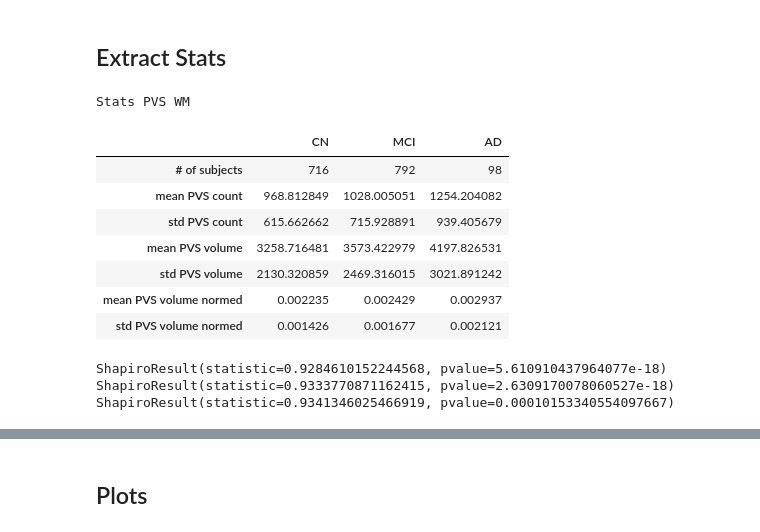
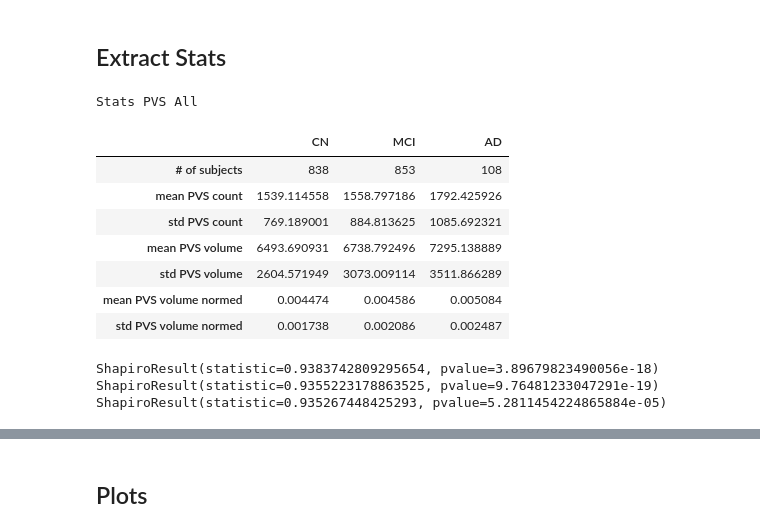
Before and after one commit to cind/pijp-frangi, a Jupyter notebook: pijp_frangi/stat_analysis.ipynb, the cells around one changed output, grey strips where cells are left out. Cells and saved outputs as stored; diff of their text form; code cells hidden in the pictures.

Commit message:
stat analysis stuff

```diff
--- a/pijp_frangi/stat_analysis.ipynb
+++ b/pijp_frangi/stat_analysis.ipynb
@@ -34,0 +37,5 @@ report
+# %%
+demofile = 'idaSearch_2_21_2024-ADNI3.csv'
+demo = pd.read_csv(os.path.join(path,demofile))
+demo['Visit'][0]
+demo
@@ -34,0 +56,15 @@ report
+# %%
+# replace
+demo_clean = demo.replace(to_replace=r'ADNI3 Initial Visit-Cont Pt', value='y00', regex=True)
+demo_clean = demo_clean.replace(to_replace=r'ADNI Screening', value='y00', regex=True)
+demo_clean = demo_clean.replace(to_replace=r'ADNI3 Year 1 Visit', value='y01', regex=True)
+demo_clean = demo_clean.replace(to_replace=r'ADNI3 Year 2 Visit', value='y02', regex=True)
+demo_clean = demo_clean.replace(to_replace=r'ADNI3 Year 3 Visit', value='y03', regex=True)
+demo_clean = demo_clean.replace(to_replace=r'ADNI3 Year 4 Visit', value='y04', regex=True)
+demo_clean = demo_clean.replace(to_replace=r'ADNI3 Year 5 Visit', value='y05', regex=True)
+demo_clean['Phase'] = demo_clean['Phase'].replace(to_replace=r'ADNI 3', value='ADNI3', regex=True)
+
+# add year, phase, visit and Image ID to subject ID
+demo_clean['Subject ID'] = demo_clean['Phase']+ '_' + demo_clean['Subject ID'] + demo_clean['Visit'] + '_i' + demo_clean['Image ID'].apply(str)
+demo_clean
+#demo_clean['Subject ID'][demo_clean['Subject ID'] == 'ADNI3_003_S_1122y01_i909791']
@@ -34,0 +85,12 @@ report
+# %%
+# add age, weight, sex columns
+# RUNNING THIS CELL MORE THAN ONCE WILL PRODUCE ISSUES
+
+demoonly_clean = pd.DataFrame({'subjects':demo_clean['Subject ID'],'Age':demo_clean['Age'],'Weight':demo_clean['Weight'],'Sex':demo_clean['Sex']})
+#report
+report = report.merge(demoonly_clean,how='left',on='subjects')
+report.drop_duplicates(inplace=True)
+report
+#report.loc[np.where(report['Sex'].isna())]
+# some of these subjects have the wrong image ID or the wrong year labeled
+# keeping the report labels because they presumably match the logs in the VA
@@ -34,0 +111,8 @@ report
+# %%
+# fix the entries that have NaNs
+report.loc[np.where(report['Age'].isna())]
+
+report.loc[np.where(report['Sex'].isna())]['Weight'] = [96.9,73,72.6,55.3,81]
+report.loc[np.where(report['Sex'].isna())]['Age'] = [74.1,86.8,60.2,88.7,75.8]
+report.loc[np.where(report['Sex'].isna())]['Sex'] = ['M','M','F','F','F']
+report
@@ -113,42 +211,42 @@ col = ['CN', 'MCI', 'AD']
 index = ['# of subjects','mean PVS count', 'std PVS count', 'mean PVS volume', 'std PVS volume', 'mean PVS volume normed', 'std PVS volume normed']
 
 subjcounts = [str(cn.count()[0]),str(mci.count()[0]),str(ad.count()[0])]
 
 mean_PVS_count = [cn['pvscount'].mean(), mci['pvscount'].mean(), ad['pvscount'].mean()]
 std_PVS_count = [cn['pvscount'].std(), mci['pvscount'].std(), ad['pvscount'].std()]
 
 mean_PVS_vol = [cn['pvsvol'].mean(), mci['pvsvol'].mean(), ad['pvsvol'].mean()]
 std_PVS_vol = [cn['pvsvol'].std(), mci['pvsvol'].std(), ad['pvsvol'].std()]
 
 mean_PVS_icvnorm = [cn['icv norm'].mean(), mci['icv norm'].mean(), ad['icv norm'].mean()]
 std_PVS_icvnorm = [cn['icv norm'].std(), mci['icv norm'].std(), ad['icv norm'].std()]
 
 statsall = pd.DataFrame([subjcounts,mean_PVS_count,std_PVS_count,mean_PVS_vol,std_PVS_vol,mean_PVS_icvnorm,std_PVS_icvnorm],index=index,columns=col)
 statsall = statsall.style.set_caption('Stats PVS All')
 
 mean_PVS_countwm = [cn['pvscountwm'].mean(), mci['pvscountwm'].mean(), ad['pvscountwm'].mean()]
 std_PVS_countwm = [cn['pvscountwm'].std(), mci['pvscountwm'].std(), ad['pvscountwm'].std()]
 
 mean_PVS_volwm = [cn['pvsvolwm'].mean(), mci['pvsvolwm'].mean(), ad['pvsvolwm'].mean()]
 std_PVS_volwm = [cn['pvsvolwm'].std(), mci['pvsvolwm'].std(), ad['pvsvolwm'].std()]
 
 mean_PVS_icvnormwm = [cn['icv norm wm'].mean(), mci['icv norm wm'].mean(), ad['icv norm wm'].mean()]
 std_PVS_icvnormwm = [cn['icv norm wm'].std(), mci['icv norm wm'].std(), ad['icv norm wm'].std()]
 
 statswm = pd.DataFrame([subjcounts,mean_PVS_countwm,std_PVS_countwm,mean_PVS_volwm,std_PVS_volwm,mean_PVS_icvnormwm,std_PVS_icvnormwm],index=index,columns=col)
 statswm = statswm.style.set_caption('Stats PVS WM')
 
-statswm
+statsall
 # %% [output]
-Stats PVS WM
+Stats PVS All
 |  | CN | MCI | AD |
-| # of subjects | 716 | 792 | 98 |
-| mean PVS count | 968.812849 | 1028.005051 | 1254.204082 |
-| std PVS count | 615.662662 | 715.928891 | 939.405679 |
-| mean PVS volume | 3258.716481 | 3573.422979 | 4197.826531 |
-| std PVS volume | 2130.320859 | 2469.316015 | 3021.891242 |
-| mean PVS volume normed | 0.002235 | 0.002429 | 0.002937 |
-| std PVS volume normed | 0.001426 | 0.001677 | 0.002121 |
+| # of subjects | 838 | 853 | 108 |
+| mean PVS count | 1539.114558 | 1558.797186 | 1792.425926 |
+| std PVS count | 769.189001 | 884.813625 | 1085.692321 |
+| mean PVS volume | 6493.690931 | 6738.792496 | 7295.138889 |
+| std PVS volume | 2604.571949 | 3073.009114 | 3511.866289 |
+| mean PVS volume normed | 0.004474 | 0.004586 | 0.005084 |
+| std PVS volume normed | 0.001738 | 0.002086 | 0.002487 |
 # %%
 # step 3.5: same number subject correction
 
@@ -177,9 +275,9 @@ ad_num = ad
 # ad_txfm = np.sqrt(ad_num['icv norm wm'])
 
 # # no transform
-cn_txfm = cn_num['icv norm wm']
-mci_txfm = mci_num['icv norm wm']
-ad_txfm = ad_num['icv norm wm']
+cn_txfm = cn_num['pvscountwm']
+mci_txfm = mci_num['pvscountwm']
+ad_txfm = ad_num['pvscountwm']
 
 # step 2.6: check that the tranform actually makes it normal - shapiro-wilks test?
 ## seems like I can't actually get it to be normal
@@ -188,7 +286,7 @@ print(stats.shapiro(cn_txfm))
 print(stats.shapiro(mci_txfm))
 print(stats.shapiro(ad_txfm))
 # %% [output]
-ShapiroResult(statistic=0.9284610152244568, pvalue=5.610910437964077e-18)
-ShapiroResult(statistic=0.9333770871162415, pvalue=2.6309170078060527e-18)
-ShapiroResult(statistic=0.9341346025466919, pvalue=0.00010153340554097667)
+ShapiroResult(statistic=0.9383742809295654, pvalue=3.89679823490056e-18)
+ShapiroResult(statistic=0.9355223178863525, pvalue=9.76481233047291e-19)
+ShapiroResult(statistic=0.935267448425293, pvalue=5.2811454224865884e-05)
 # %%
```
Also changed, not shown: parts of 9 cells of this notebook, 1 other file.
